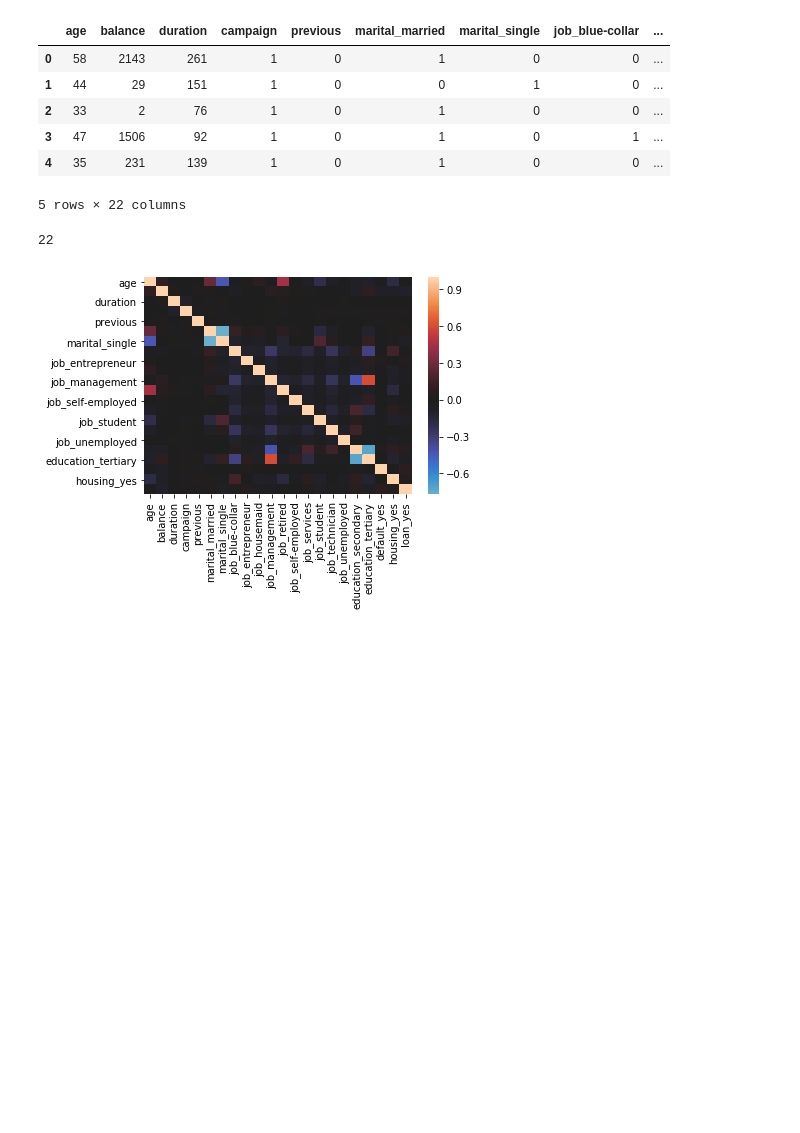
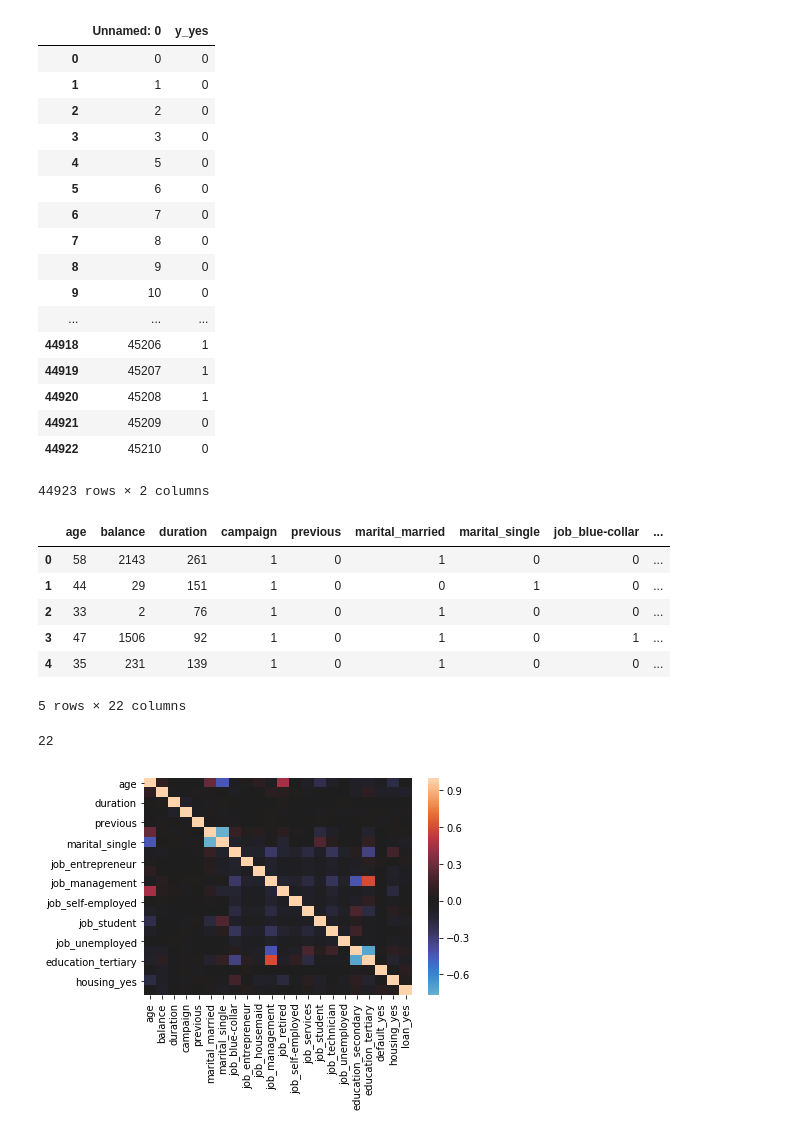
Before and after one commit to johnmarkdaniels/mod5_project, a Jupyter notebook: PCA_KNN.ipynb, the cells around one changed output. Drawn from its saved outputs; the diff is of its cells as text; code cells hidden in the pictures; blank space fills up the shorter version.

```diff
--- a/PCA_KNN.ipynb
+++ b/PCA_KNN.ipynb
@@ -8,6 +8,27 @@ from sklearn.model_selection import GridSearchCV
 # %%
 clean_x = pd.read_csv('cleaned_X.csv')
 clean_y = pd.read_csv('cleaned_Y.csv')
+# %%
+clean_y
+# %% [output]
+|  | Unnamed: 0 | y_yes |
+| 0 | 0 | 0 |
+| 1 | 1 | 0 |
+| 2 | 2 | 0 |
+| 3 | 3 | 0 |
+| 4 | 5 | 0 |
+| 5 | 6 | 0 |
+| 6 | 7 | 0 |
+| 7 | 8 | 0 |
+| 8 | 9 | 0 |
+| 9 | 10 | 0 |
+| ... | ... | ... |
+| 44918 | 45206 | 1 |
+| 44919 | 45207 | 1 |
+| 44920 | 45208 | 1 |
+| 44921 | 45209 | 0 |
+| 44922 | 45210 | 0 |
+44923 rows × 2 columns
 # %%
 clean_x.drop('Unnamed: 0', axis=1, inplace=True)
 clean_x.head()
```
Also changed, not shown: parts of 3 cells of this notebook, 1 other file.
